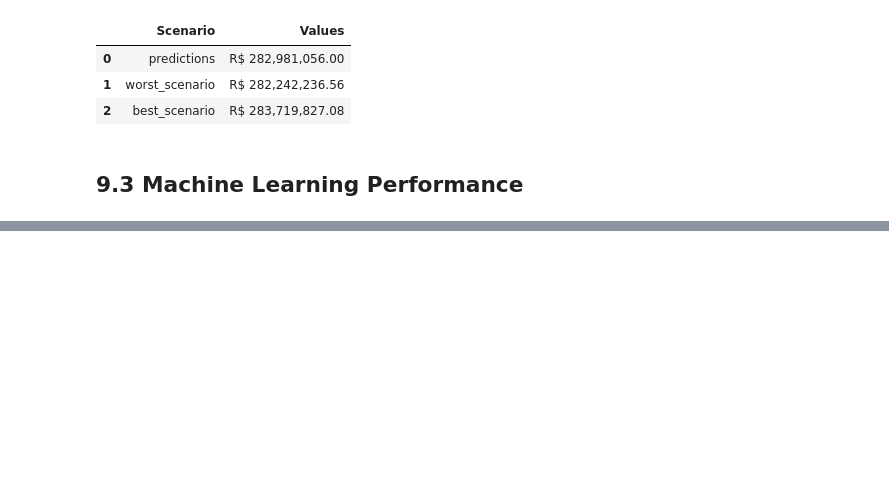
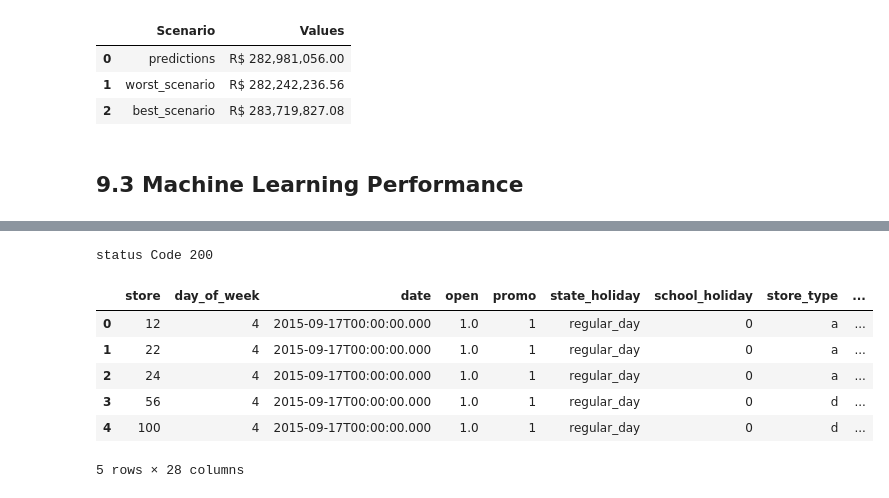
Before and after one commit to jcmazoni/rossmann, a Jupyter notebook: DS_aula1.ipynb, the cells around one changed output, grey strips where cells are left out. Saved outputs shown, nothing was run; the diff lists cells and outputs as text; code cells hidden in the pictures; blank space fills up the shorter version.

```diff
--- a/DS_aula1.ipynb
+++ b/DS_aula1.ipynb
@@ -1815,0 +2063,36 @@ import pickle
+# %%
+# Merge test dataset + store
+df_test = pd.merge(df10, df_store_raw, how='left', on='Store')
+
+# choose store for prediction
+df_test = df_test[df_test['Store'].isin([24, 12, 22, 56, 200, 202, 100])]
+
+# remove close days
+df_test = df_test[df_test['Open'] != 0]
+df_test = df_test[~df_test['Open'].isnull()]
+df_test = df_test.drop('Id', axis=1)
+# %%
+# convert Dataframe to json
+data = json.dumps( df_test.to_dict(orient='records'))
+# %%
+# API Call
+url = 'http://192.168.5.172:5000/rossmann/predict'
+header = {'Content-type': 'application/json'}
+data = data
+
+r = requests.post( url, data=data, headers=header)
+print('status Code {}'.format(r.status_code))
+# %% [output]
+status Code 200
+# %%
+d1 = pd.DataFrame(r.json(), columns=r.json()[0].keys())
+# %%
+d1.head()
+# %% [output]
+|  | store | day_of_week | date | open | promo | state_holiday | school_holiday | store_type | ... |
+| 0 | 12 | 4 | 2015-09-17T00:00:00.000 | 1.0 | 1 | regular_day | 0 | a | ... |
+| 1 | 22 | 4 | 2015-09-17T00:00:00.000 | 1.0 | 1 | regular_day | 0 | a | ... |
+| 2 | 24 | 4 | 2015-09-17T00:00:00.000 | 1.0 | 1 | regular_day | 0 | a | ... |
+| 3 | 56 | 4 | 2015-09-17T00:00:00.000 | 1.0 | 1 | regular_day | 0 | d | ... |
+| 4 | 100 | 4 | 2015-09-17T00:00:00.000 | 1.0 | 1 | regular_day | 0 | d | ... |
+5 rows × 28 columns
```
Also changed, not shown: parts of 24 cells of this notebook, 2 other files.
